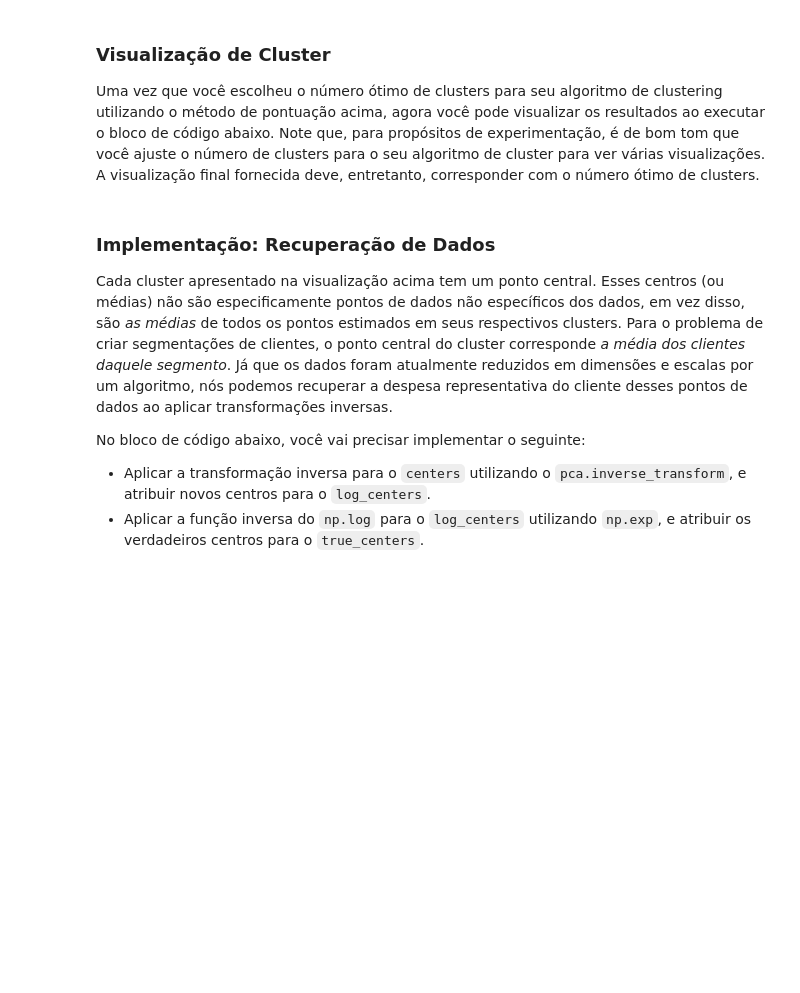
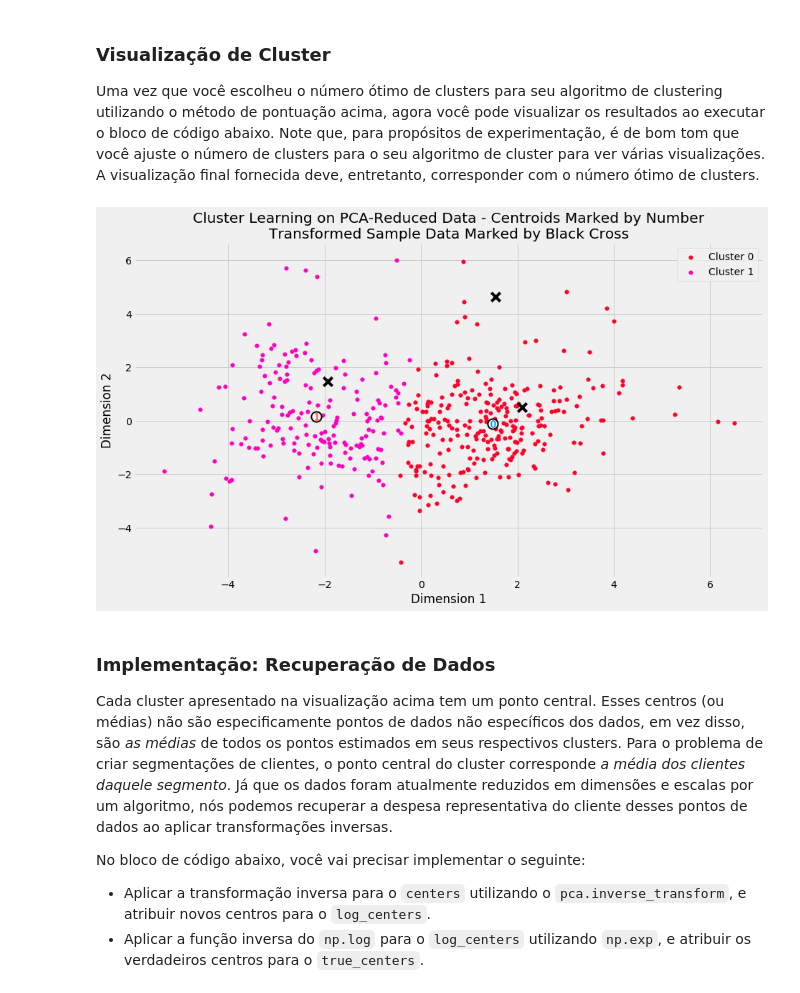
Before and after one commit to juliocnsouzadev/customer_segments, a Jupyter notebook: creating-customer-segments/customer_segments_PT.ipynb, the cells around one changed output. Drawn from its saved outputs; the diff is of its cells as text; code cells hidden in the pictures; blank space fills up the shorter version.

```diff
--- a/creating-customer-segments/customer_segments_PT.ipynb
+++ b/creating-customer-segments/customer_segments_PT.ipynb
@@ -560,8 +589,15 @@ print(">> Max Silhouette score of ", max_score," found with ", scores[max_score]
 ### Visualização de Cluster
 Uma vez que você escolheu o número ótimo de clusters para seu algoritmo de clustering utilizando o método de pontuação acima, agora você pode visualizar os resultados ao executar o bloco de código abaixo. Note que, para propósitos de experimentação, é de bom tom que você ajuste o número de clusters para o seu algoritmo de cluster para ver várias visualizações. A visualização final fornecida deve, entretanto, corresponder com o número ótimo de clusters.
 # %%
+clusterer = KMeans(n_clusters=2, random_state=99).fit(reduced_data)
+preds = clusterer.predict(reduced_data)
+centers = clusterer.cluster_centers_
+sample_preds = clusterer.predict(pca_samples)
+score = silhouette_score(reduced_data, clusterer.labels_, metric='euclidean')
 # Mostre os resultados do clustering da implementação
 vs.cluster_results(reduced_data, preds, centers, pca_samples)
+# %% [output]
+[figure, added]
 # %% [markdown]
 ### Implementação: Recuperação de Dados
 Cada cluster apresentado na visualização acima tem um ponto central. Esses centros (ou médias) não são especificamente pontos de dados não específicos dos dados, em vez disso, são *as médias* de todos os pontos estimados em seus respectivos clusters. Para o problema de criar segmentações de clientes, o ponto central do cluster corresponde *a média dos clientes daquele segmento*. Já que os dados foram atualmente reduzidos em dimensões e escalas por um algoritmo, nós podemos recuperar a despesa representativa do cliente desses pontos de dados ao aplicar transformações inversas.
```
Also changed, not shown: parts of 22 cells of this notebook.
